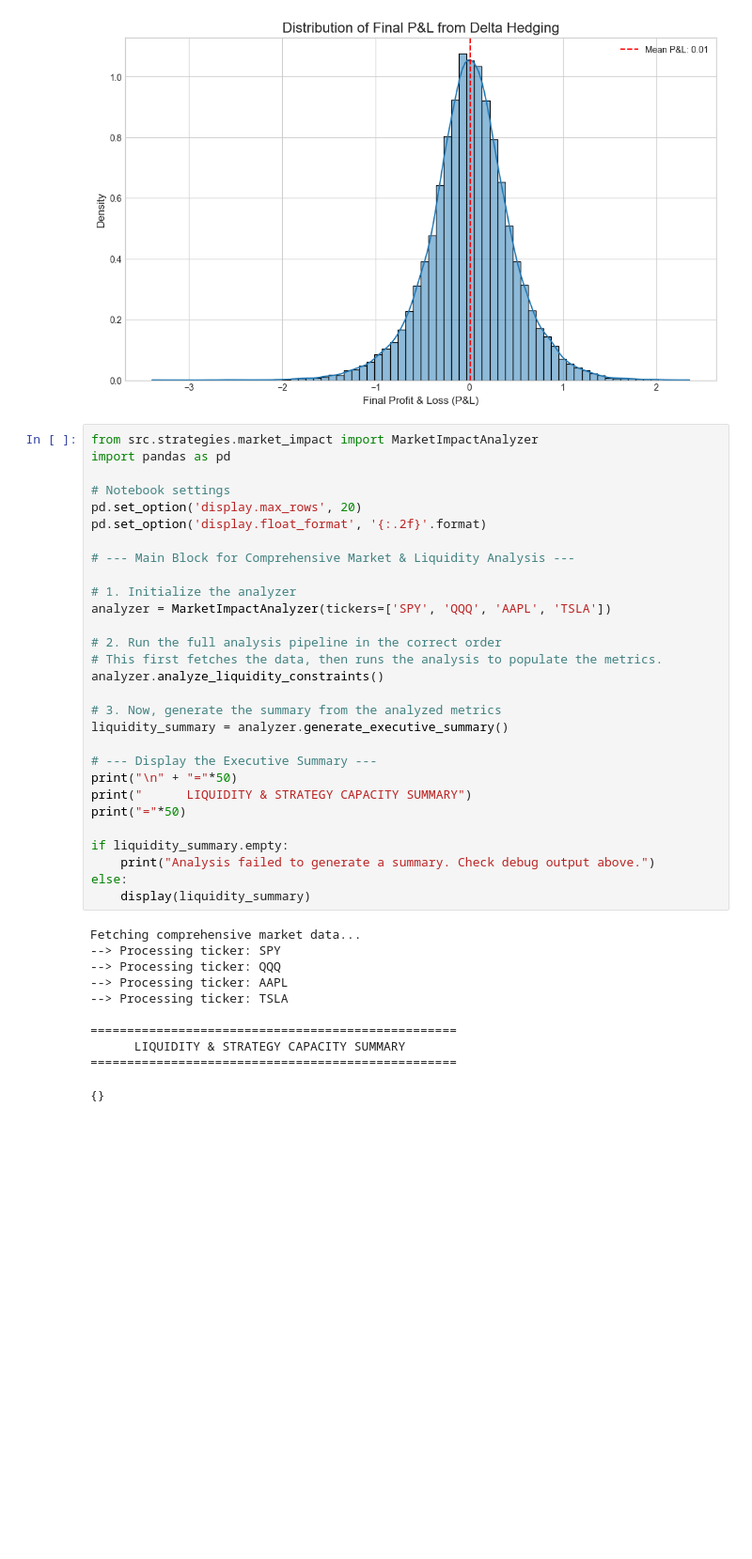
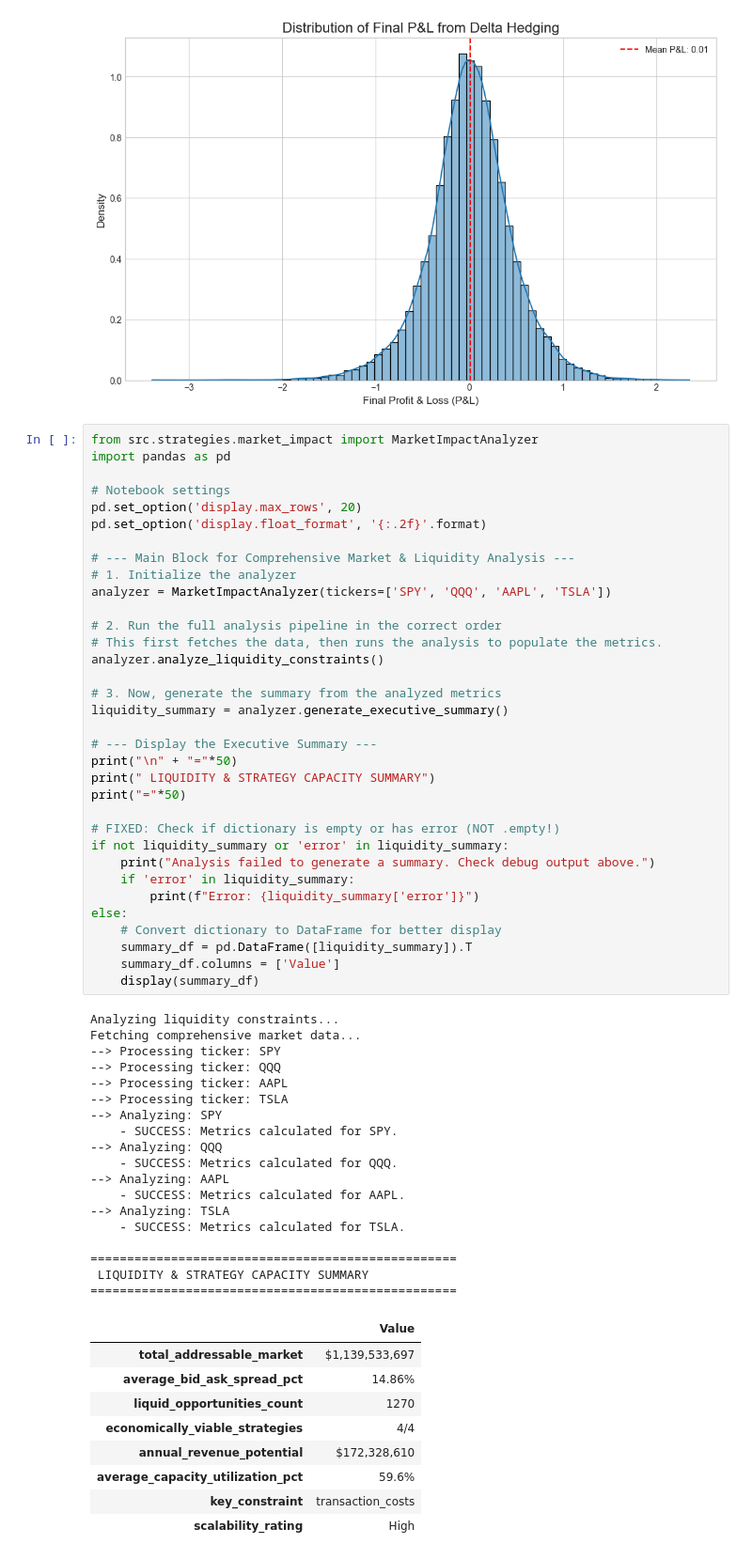
Before and after one commit to MMillward2012/options-pricing-monte-carlo, a Jupyter notebook: notebooks/main.ipynb, the cells around one changed output. Shown at 94% size. Drawn from its saved outputs; the diff is of its cells as text; blank space fills up the shorter version.

```diff
--- a/notebooks/main.ipynb
+++ b/notebooks/main.ipynb
@@ -268,37 +268,59 @@ import pandas as pd
 # Notebook settings
 pd.set_option('display.max_rows', 20)
 pd.set_option('display.float_format', '{:.2f}'.format)
 
 # --- Main Block for Comprehensive Market & Liquidity Analysis ---
-
 # 1. Initialize the analyzer
 analyzer = MarketImpactAnalyzer(tickers=['SPY', 'QQQ', 'AAPL', 'TSLA'])
 
 # 2. Run the full analysis pipeline in the correct order
 # This first fetches the data, then runs the analysis to populate the metrics.
 analyzer.analyze_liquidity_constraints()
 
 # 3. Now, generate the summary from the analyzed metrics
 liquidity_summary = analyzer.generate_executive_summary()
 
 # --- Display the Executive Summary ---
 print("\n" + "="*50)
-print("      LIQUIDITY & STRATEGY CAPACITY SUMMARY")
+print(" LIQUIDITY & STRATEGY CAPACITY SUMMARY")
 print("="*50)
 
-if liquidity_summary.empty:
+# FIXED: Check if dictionary is empty or has error (NOT .empty!)
+if not liquidity_summary or 'error' in liquidity_summary:
     print("Analysis failed to generate a summary. Check debug output above.")
+    if 'error' in liquidity_summary:
+        print(f"Error: {liquidity_summary['error']}")
 else:
-    display(liquidity_summary)
+    # Convert dictionary to DataFrame for better display
+    summary_df = pd.DataFrame([liquidity_summary]).T
+    summary_df.columns = ['Value']
+    display(summary_df)
 # %% [output]
+Analyzing liquidity constraints...
 Fetching comprehensive market data...
 --> Processing ticker: SPY
 --> Processing ticker: QQQ
 --> Processing ticker: AAPL
 --> Processing ticker: TSLA
+--> Analyzing: SPY
+    - SUCCESS: Metrics calculated for SPY.
+--> Analyzing: QQQ
+    - SUCCESS: Metrics calculated for QQQ.
+--> Analyzing: AAPL
+    - SUCCESS: Metrics calculated for AAPL.
+--> Analyzing: TSLA
+    - SUCCESS: Metrics calculated for TSLA.
 
 ==================================================
-      LIQUIDITY & STRATEGY CAPACITY SUMMARY
+ LIQUIDITY & STRATEGY CAPACITY SUMMARY
 ==================================================
-{}
+|  | Value |
+| total_addressable_market | $1,139,533,697 |
+| average_bid_ask_spread_pct | 14.86% |
+| liquid_opportunities_count | 1270 |
+| economically_viable_strategies | 4/4 |
+| annual_revenue_potential | $172,328,610 |
+| average_capacity_utilization_pct | 59.6% |
+| key_constraint | transaction_costs |
+| scalability_rating | High |
 # %%
```
Also changed, not shown: parts of 5 cells of this notebook, 4 other files.
